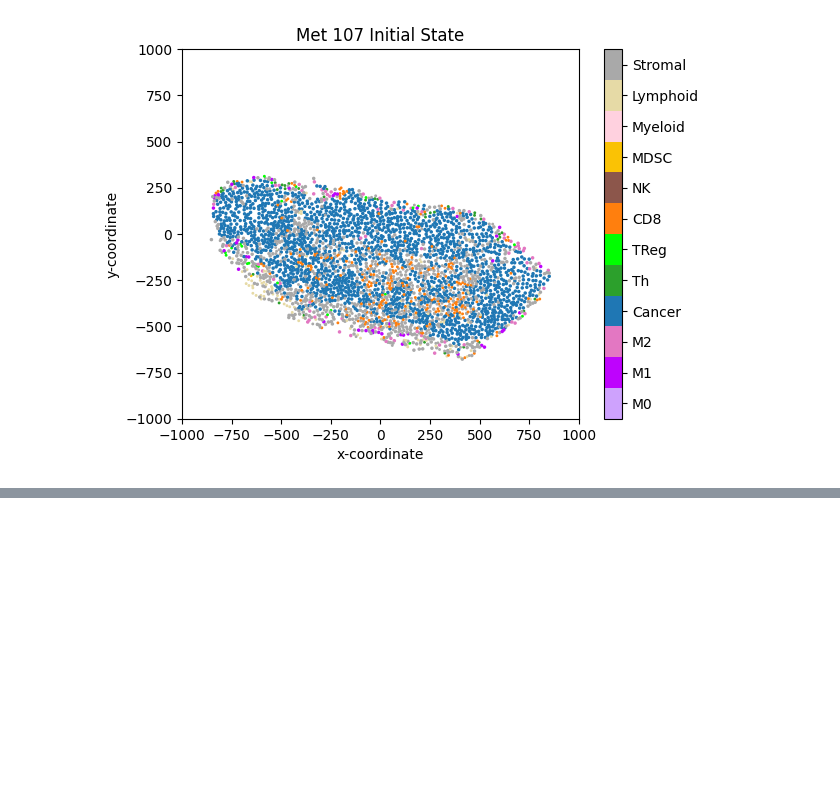
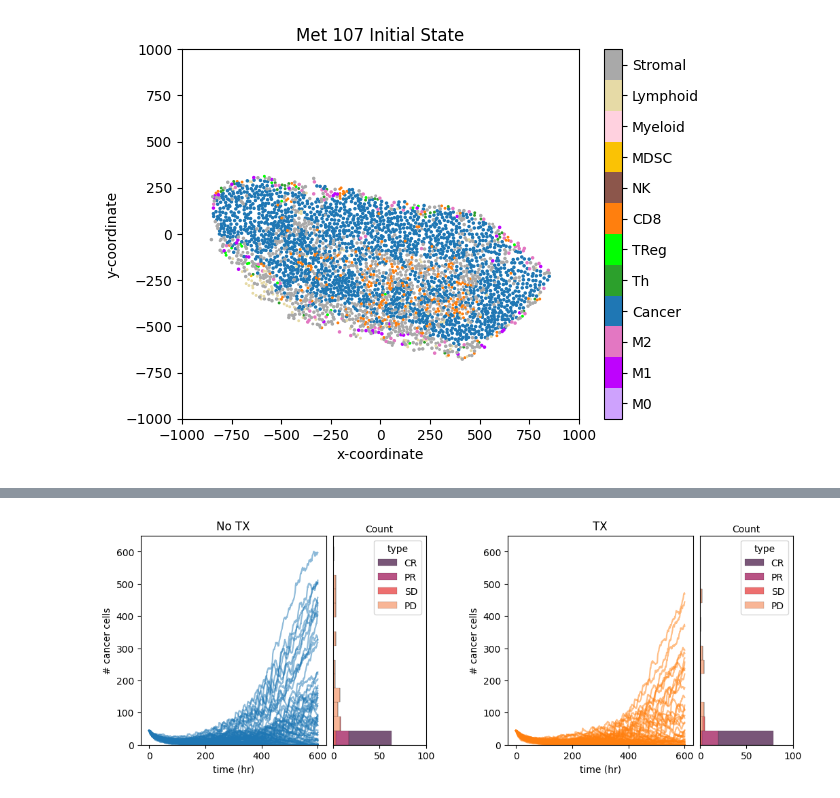
Before and after one commit to FinleyLabUSC/breast_cancer, a Jupyter notebook: python/example.ipynb, the cells around one changed output, grey strips where cells are left out. Saved outputs shown, nothing was run; the diff lists cells and outputs as text; code cells hidden in the pictures; blank space fills up the shorter version.

```diff
--- a/python/example.ipynb
+++ b/python/example.ipynb
@@ -90,0 +109,38 @@ fig.set_dpi(100) # Default is 300 DPI
+# %%
+# Let's visualize the trajectories; here, we also look at different end-state categories
+import matplotlib.gridspec as gridspec
+
+# Create the figure and create a grid for the figure,
+fig = plt.figure(figsize=(12, 4), dpi=100)
+grid_l = gridspec.GridSpec(1, 2, left=0.1, right=0.45, wspace=0.05, width_ratios=[2,1])
+grid_r = gridspec.GridSpec(1, 2, left=0.55, right=0.9, wspace=0.05, width_ratios=[2,1])
+ax00 = fig.add_subplot(grid_l[0,0])
+ax01 = fig.add_subplot(grid_l[0,1])
+ax02 = fig.add_subplot(grid_r[0,0])
+ax03 = fig.add_subplot(grid_r[0,1])
+max_y = 650
+
+# Visualize the trajectories
+met_notx["c"].plot(legend=False, ax=ax00, color='tab:blue', alpha=0.5)
+ax00.set(xlabel="time (hr)", ylabel="# cancer cells", title="No TX", ylim=[0, max_y])
+
+met_tx["c"].plot(legend=False, ax=ax02, color='tab:orange', alpha=0.5)
+ax02.set(xlabel="time (hr)", ylabel="# cancer cells", title="TX", ylim=[0, max_y])
+
+# Bin the trajectories into pre-defined categories and add as a histogram
+pop_i = met_notx["c"].iloc[0][0]
+notx_intervals = pd.cut(met_notx["c"].iloc[600], bins=[-1, 0, 0.7*pop_i, 1.2*pop_i, 15*pop_i], labels=['CR', 'PR', 'SD', 'PD'], right=True)
+tx_intervals = pd.cut(met_tx["c"].iloc[600], bins=[-1, 0, 0.7*pop_i, 1.2*pop_i, 15*pop_i], labels=['CR', 'PR', 'SD', 'PD'], right=True)
+
+kwargs = {"y":"pop", "binwidth":1*pop_i, "binrange":(0, 15*pop_i), "multiple":"stack", "legend":True, "palette":"rocket", "hue":"type", "lw":.1}
+df = pd.DataFrame({'pop' : met_notx["c"].iloc[600], 'type' : notx_intervals})
+sns.histplot(df, ax=ax01, **kwargs)
+df = pd.DataFrame({'pop' : met_tx["c"].iloc[600], 'type' : tx_intervals})
+sns.histplot(df, ax=ax03, **kwargs)
+
+for ax in [ax01, ax03]:
+    ax.set(ylabel="", xlim=(0, 100), ylim=(0, max_y))
+    ax.get_yaxis().set_visible(False)
+    ax.xaxis.set_label_position('top')
+# %% [output]
+[figure, added]
```
Also changed, not shown: parts of 10 cells of this notebook.
